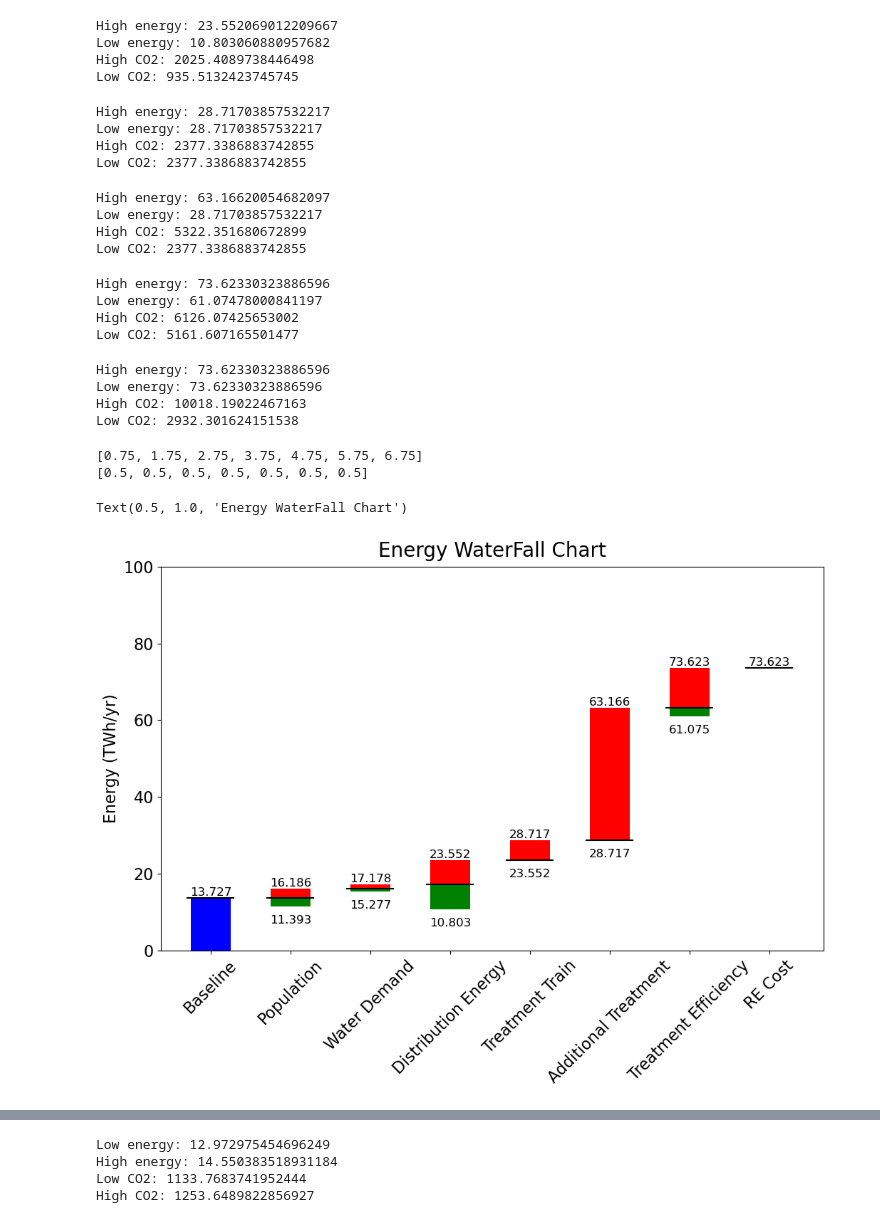
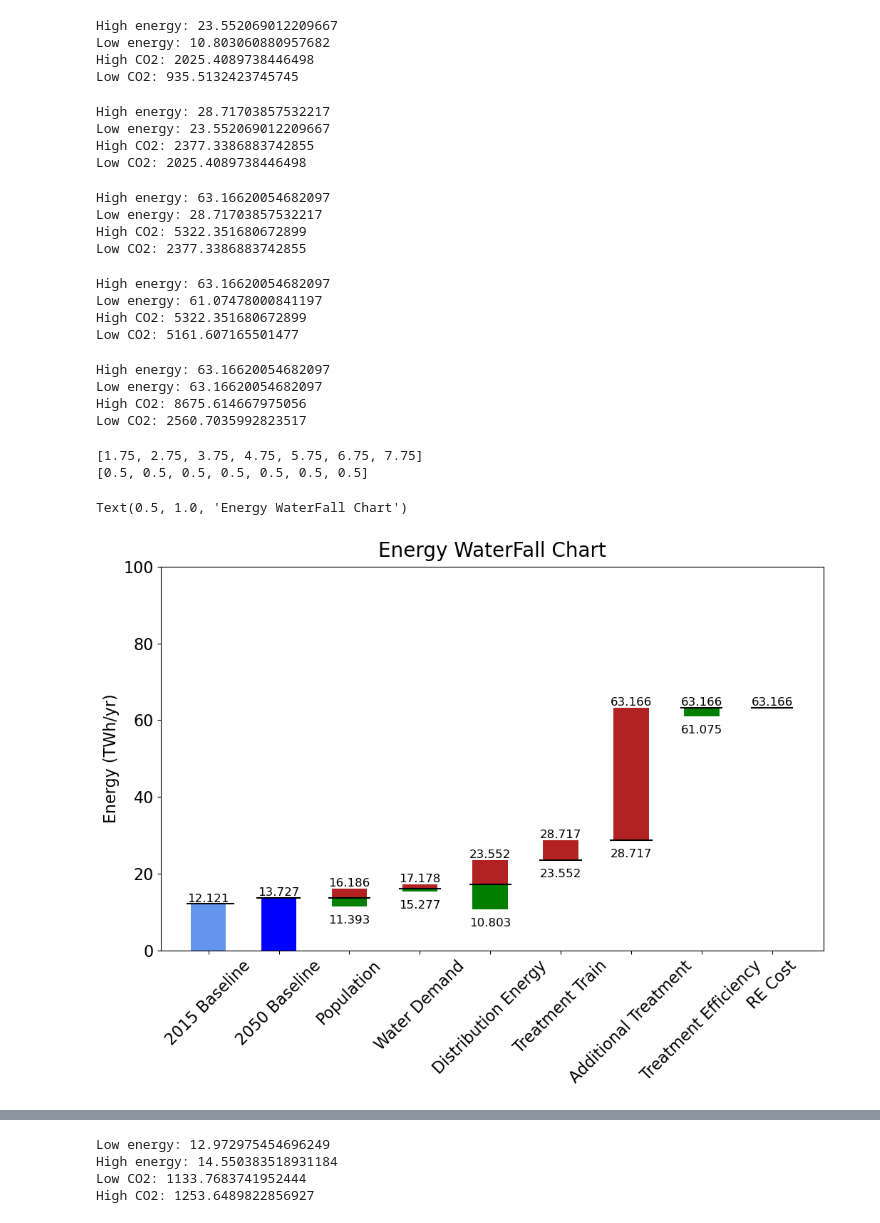
Before and after one commit to MuktaHardikar/WaterTAP3, a Jupyter notebook: watertap3/watertap3/analysis_2050_sensitivity.ipynb, the cells around one changed output, grey strips where cells are left out. Cells and saved outputs as stored; diff of their text form; code cells hidden in the pictures.

```diff
--- a/watertap3/watertap3/analysis_2050_sensitivity.ipynb
+++ b/watertap3/watertap3/analysis_2050_sensitivity.ipynb
@@ -332,7 +332,7 @@ treatment_energy_high = train_high['sw_frac']*(treatment_energy_baseline_dict['S
 
 step4_energy_high = (treatment_energy_high + sensitivity_results['pumping_energy(kwh/m3)']\
                         + sensitivity_results['high_dist_energy(kwh/m3)'])*sensitivity_results['ssp5_hot_demand(m3/day)']*365.25/1000
-step4_energy_low = (treatment_energy_high + sensitivity_results['pumping_energy(kwh/m3)']\
+step4_energy_low = (sensitivity_results['treatment_energy(kwh/m3)'] + sensitivity_results['pumping_energy(kwh/m3)']\
                         + sensitivity_results['high_dist_energy(kwh/m3)'])*sensitivity_results['ssp5_hot_demand(m3/day)']*365.25/1000
 
 step4_co2_high = step4_energy_high*[co2_df.loc[state]['2050_medium (kg/MWh)'] for state in sensitivity_results['state'] ]
@@ -344,9 +344,9 @@ print('High CO2:',step4_co2_high.sum()/1e6)
 print('Low CO2:',step4_co2_low.sum()/1e6)
 # %% [output]
 High energy: 28.71703857532217
-Low energy: 28.71703857532217
+Low energy: 23.552069012209667
 High CO2: 2377.3386883742855
-Low CO2: 2377.3386883742855
+Low CO2: 2025.4089738446498
 # %%
 # Step 5: Additional water treatment
 
@@ -370,7 +370,7 @@ Low CO2: 2377.3386883742855
 # %%
 # Step 6: Efficiency
 
-step6_energy_high = (treatment_energy_high/0.5 + sensitivity_results['pumping_energy(kwh/m3)']\
+step6_energy_high = (treatment_energy_high + sensitivity_results['pumping_energy(kwh/m3)']\
                        + add_treatment['yes']/2 + sensitivity_results['high_dist_energy(kwh/m3)'])*sensitivity_results['ssp5_hot_demand(m3/day)']*365.25/1000
 step6_energy_low = (treatment_energy_high*0.8 + sensitivity_results['pumping_energy(kwh/m3)']\
                        + add_treatment['yes']/2 + sensitivity_results['high_dist_energy(kwh/m3)'])*sensitivity_results['ssp5_hot_demand(m3/day)']*365.25/1000
@@ -383,16 +383,16 @@ print('Low energy:',step6_energy_low.sum()/1e6)
 print('High CO2:',step6_co2_high.sum()/1e6)
 print('Low CO2:',step6_co2_low.sum()/1e6)
 # %% [output]
-High energy: 73.62330323886596
+High energy: 63.16620054682097
 Low energy: 61.07478000841197
-High CO2: 6126.07425653002
+High CO2: 5322.351680672899
 Low CO2: 5161.607165501477
 # %%
 # Step 7: RE costs
 
-step7_energy_high = (treatment_energy_high/0.5 + sensitivity_results['pumping_energy(kwh/m3)']\
+step7_energy_high = (treatment_energy_high + sensitivity_results['pumping_energy(kwh/m3)']\
                        + add_treatment['yes']/2 + sensitivity_results['high_dist_energy(kwh/m3)'])*sensitivity_results['ssp5_hot_demand(m3/day)']*365.25/1000
-step7_energy_low = (treatment_energy_high/0.5 + sensitivity_results['pumping_energy(kwh/m3)']\
+step7_energy_low = (treatment_energy_high + sensitivity_results['pumping_energy(kwh/m3)']\
                        + add_treatment['yes']/2 + sensitivity_results['high_dist_energy(kwh/m3)'])*sensitivity_results['ssp5_hot_demand(m3/day)']*365.25/1000
 
 step7_co2_high = step7_energy_high*[co2_df.loc[state]['2050_high (kg/MWh)'] for state in sensitivity_results['state'] ]
@@ -403,49 +403,52 @@ print('Low energy:',step7_energy_low.sum()/1e6)
 print('High CO2:',step7_co2_high.sum()/1e6)
 print('Low CO2:',step7_co2_low.sum()/1e6)
 # %% [output]
-High energy: 73.62330323886596
-Low energy: 73.62330323886596
-High CO2: 10018.19022467163
-Low CO2: 2932.301624151538
+High energy: 63.16620054682097
+Low energy: 63.16620054682097
+High CO2: 8675.614667975056
+Low CO2: 2560.7035992823517
 # %%
 # Waterfall Plot
 df = pd.read_excel(r'\Users\mhardika\Documents\AMO\2050\analysis_files\sensitivity_analysis.xlsx',sheet_name='waterfall_sensitivity_energy')
 fig,ax = plt.subplots(figsize=(12,7))
 
-ax.bar(x=df.index[0], height=df["height_high"][0], bottom=df["bottom"][0], color='blue',width=0.5)
-bars = ax.bar(x=df.index[1::], height=df["height_high"][1::], bottom=df["bottom"][1::], color='red',width=0.5)
-ax.bar(x=df.index[1::], height=df["height_low"][1::], bottom=df["bottom"][1::], color='green',width=0.5)
+ax.bar(x=df.index[0], height=df["height_high"][0], bottom=df["bottom"][0], color='cornflowerblue',width=0.5)
+ax.bar(x=df.index[1], height=df["height_high"][1], bottom=df["bottom"][1], color='blue',width=0.5)
+
+bars = ax.bar(x=df.index[2::], height=df["height_high"][2::], bottom=df["bottom"][2::], color='firebrick',width=0.5)
+ax.bar(x=df.index[2::], height=df["height_low"][2::], bottom=df["bottom"][2::], color='green',width=0.5)
 ax.set_xticks(df.index, df["labels"], fontsize=16,rotation = 45)
 ax.tick_params(axis='y', labelsize=16)
 
 ax.axhline(y=df["energy_high_value"][0], xmin= 0.075-0.035, xmax= 0.075+0.035, color='black')
+ax.axhline(y=df["energy_high_value"][1], xmin= 0.175-0.03, xmax= 0.175+0.035, color='black')
 
-for idx in range(len(df))[1:-1]:
+for idx in range(len(df))[2:-1]:
     plt.text(x=df.index[idx], y=df["energy_low_value"][idx]-5,s="{:.3f}".format(df["energy_low_value"][idx]),
             #  s="{:,} $".format(df["Vals"][idx] if df["Vals"][idx]!=0 else df["Cumulative"][idx]),
              ha="center", va="bottom", fontdict=dict(fontsize=12))
 
 for idx in range(len(df)):
     plt.text(x=df.index[idx], y=df["energy_high_value"][idx],s="{:.3f}".format(df["energy_high_value"][idx]),
             #  s="{:,} $".format(df["Vals"][idx] if df["Vals"][idx]!=0 else df["Cumulative"][idx]),
              ha="center", va="bottom", fontdict=dict(fontsize=12))
 
 
 bar_start = np.array([plt.getp(item, 'x') for item in bars])
 bar_end = bar_start + 0.55
-plt.hlines(df['bottom'][1::], bar_start-0.05, bar_end,color='black')
+plt.hlines(df['bottom'][2::], bar_start-0.05, bar_end,color='black')
 
 print([plt.getp(item, 'x') for item in bars])
 print([plt.getp(item, 'width') for item in bars])
 
 ax.set_ylabel('Energy (TWh/yr)',fontsize=16)
 ax.set_ylim([0,100])
 plt.title("Energy WaterFall Chart", loc="center", pad=10, fontdict=dict(fontsize=20))
 # %% [output]
-[0.75, 1.75, 2.75, 3.75, 4.75, 5.75, 6.75]
+[1.75, 2.75, 3.75, 4.75, 5.75, 6.75, 7.75]
 [0.5, 0.5, 0.5, 0.5, 0.5, 0.5, 0.5]
 Text(0.5, 1.0, 'Energy WaterFall Chart')
-[figure, old version]
+[figure, new version]
 # %%
 # Waterfall Plot
 df = pd.read_excel(r'\Users\mhardika\Documents\AMO\2050\analysis_files\sensitivity_analysis.xlsx',sheet_name='waterfall_sensitivity_co2')
```
Also changed, not shown: parts of 3 cells of this notebook.
